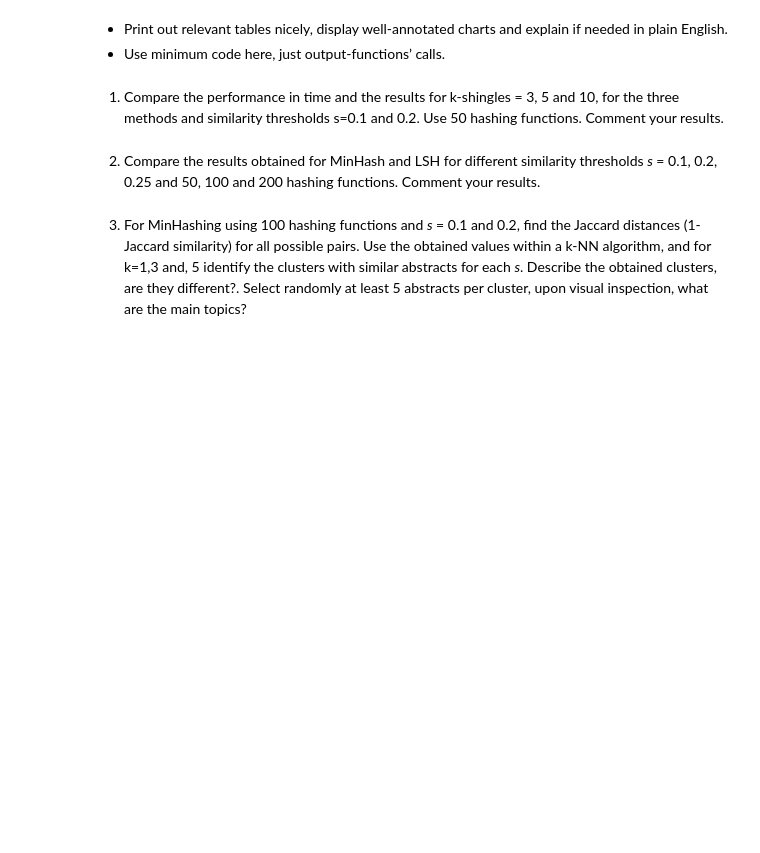
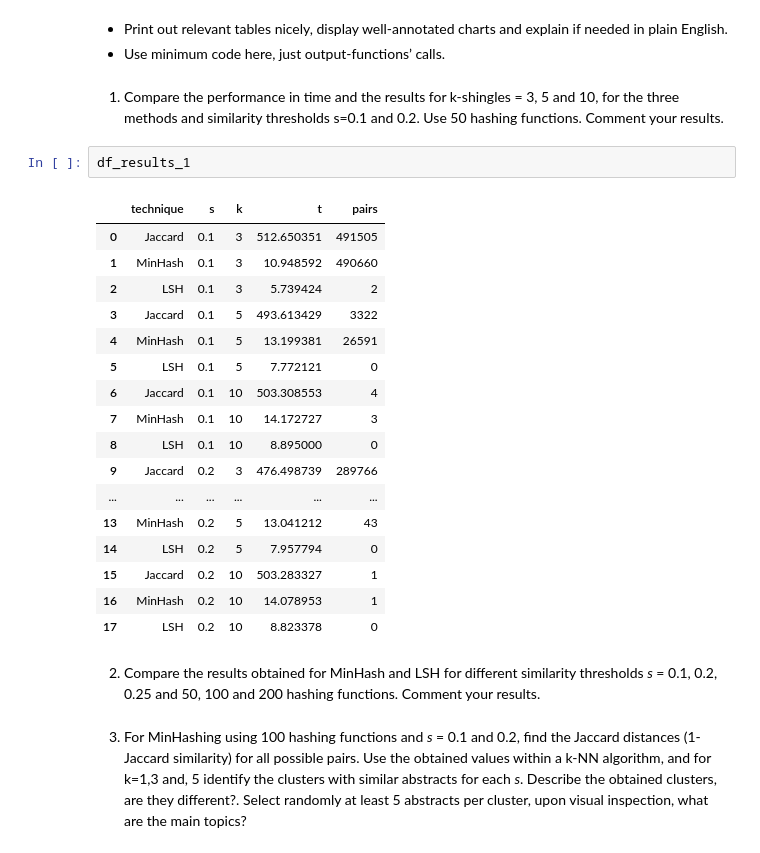
Before and after one commit to AlexTouvras/FindingSimilarItems, a Jupyter notebook: Mining_information.ipynb, the cells around one changed output. Drawn from its saved outputs; the diff is of its cells as text; blank space fills up the shorter version.

Commit message:
added results to the end of notebook

```diff
--- a/Mining_information.ipynb
+++ b/Mining_information.ipynb
@@ -332,6 +318,26 @@ found 0 candidates
 -	Use minimum code here, just output-functions’ calls.
 # %% [markdown]
 1. Compare the performance in time and the results for k-shingles = 3, 5 and 10, for the three methods and similarity thresholds s=0.1 and 0.2. Use 50 hashing functions. Comment your results.
+# %%
+df_results_1
+# %% [output]
+|  | technique | s | k | t | pairs |
+| 0 | Jaccard | 0.1 | 3 | 512.650351 | 491505 |
+| 1 | MinHash | 0.1 | 3 | 10.948592 | 490660 |
+| 2 | LSH | 0.1 | 3 | 5.739424 | 2 |
+| 3 | Jaccard | 0.1 | 5 | 493.613429 | 3322 |
+| 4 | MinHash | 0.1 | 5 | 13.199381 | 26591 |
+| 5 | LSH | 0.1 | 5 | 7.772121 | 0 |
+| 6 | Jaccard | 0.1 | 10 | 503.308553 | 4 |
+| 7 | MinHash | 0.1 | 10 | 14.172727 | 3 |
+| 8 | LSH | 0.1 | 10 | 8.895000 | 0 |
+| 9 | Jaccard | 0.2 | 3 | 476.498739 | 289766 |
+| ... | ... | ... | ... | ... | ... |
+| 13 | MinHash | 0.2 | 5 | 13.041212 | 43 |
+| 14 | LSH | 0.2 | 5 | 7.957794 | 0 |
+| 15 | Jaccard | 0.2 | 10 | 503.283327 | 1 |
+| 16 | MinHash | 0.2 | 10 | 14.078953 | 1 |
+| 17 | LSH | 0.2 | 10 | 8.823378 | 0 |
 # %% [markdown]
 2. Compare the results obtained for MinHash and LSH for different similarity thresholds *s* = 0.1, 0.2, 0.25 and 50, 100 and 200 hashing functions. Comment your results.
 # %% [markdown]
```
Also changed, not shown: parts of 3 cells of this notebook.
